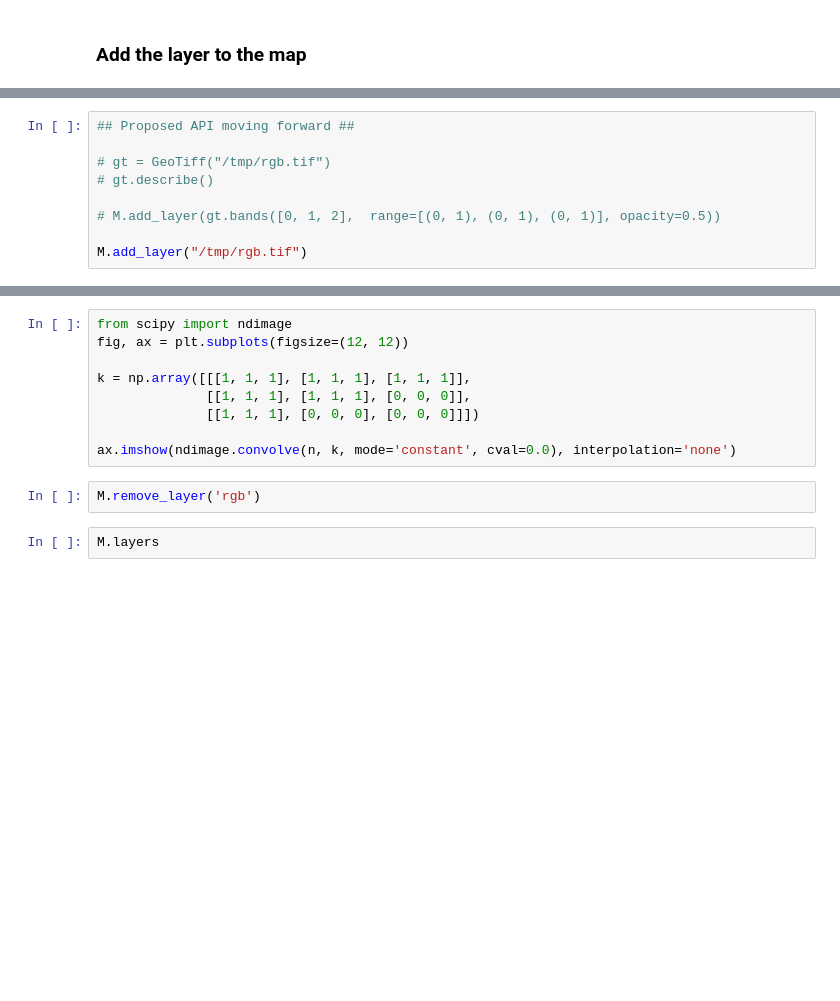
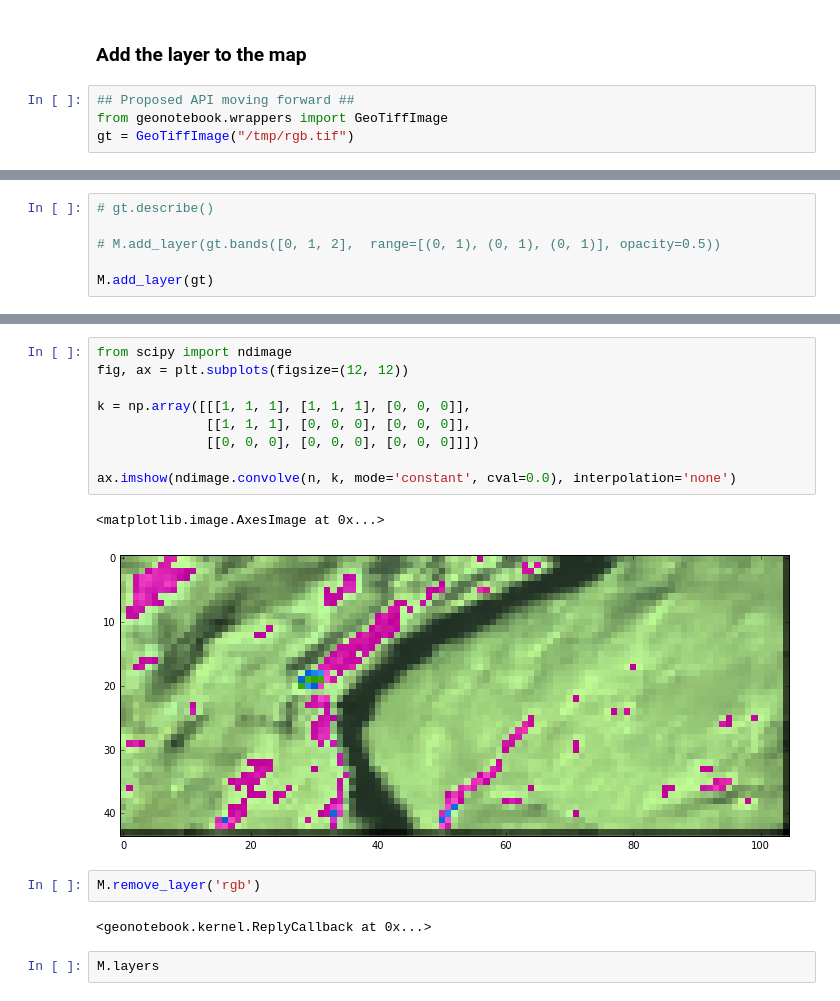
Before and after one commit to OpenGeoscience/geonotebook, a Jupyter notebook: notebooks/geoserver.ipynb, the cells around one changed output, grey strips where cells are left out. Cells and saved outputs as stored; diff of their text form; blank space fills up the shorter version.

Commit message:
Pass geotiff image object instead of path

```diff
--- a/notebooks/geoserver.ipynb
+++ b/notebooks/geoserver.ipynb
@@ -35,3 +35,7 @@ display(HTML(geoserver.c.get("/about/status").text))
 !wget -O /tmp/rgb.tif https://data.kitware.com/api/v1/file/57bf01ff8d777f10f269cff4/download
 # %% [markdown]
 ### Add the layer to the map
+# %%
+## Proposed API moving forward ##
+from geonotebook.wrappers import GeoTiffImage
+gt = GeoTiffImage("/tmp/rgb.tif")
@@ -38,9 +46,6 @@ display(HTML(geoserver.c.get("/about/status").text))
 # %%
-## Proposed API moving forward ##
-
-# gt = GeoTiff("/tmp/rgb.tif")
 # gt.describe()
 
 # M.add_layer(gt.bands([0, 1, 2],  range=[(0, 1), (0, 1), (0, 1)], opacity=0.5))
 
-M.add_layer("/tmp/rgb.tif")
+M.add_layer(gt)
@@ -60,13 +88,18 @@ ax.imshow(n, interpolation='none')
 # %%
 from scipy import ndimage
 fig, ax = plt.subplots(figsize=(12, 12))
 
-k = np.array([[[1, 1, 1], [1, 1, 1], [1, 1, 1]],
-              [[1, 1, 1], [1, 1, 1], [0, 0, 0]],
-              [[1, 1, 1], [0, 0, 0], [0, 0, 0]]])
+k = np.array([[[1, 1, 1], [1, 1, 1], [0, 0, 0]],
+              [[1, 1, 1], [0, 0, 0], [0, 0, 0]],
+              [[0, 0, 0], [0, 0, 0], [0, 0, 0]]])
 
 ax.imshow(ndimage.convolve(n, k, mode='constant', cval=0.0), interpolation='none')
+# %% [output]
+<matplotlib.image.AxesImage at 0x...>
+[figure, added]
 # %%
 M.remove_layer('rgb')
+# %% [output]
+<geonotebook.kernel.ReplyCallback at 0x...>
 # %%
 M.layers
```
Also changed, not shown: parts of 4 cells of this notebook, 3 other files.
